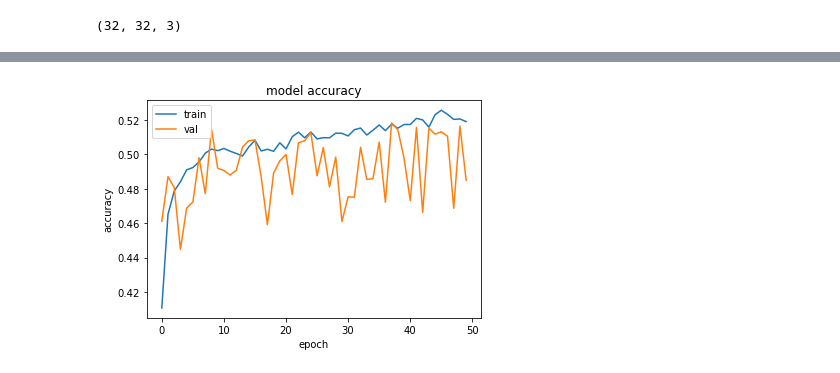
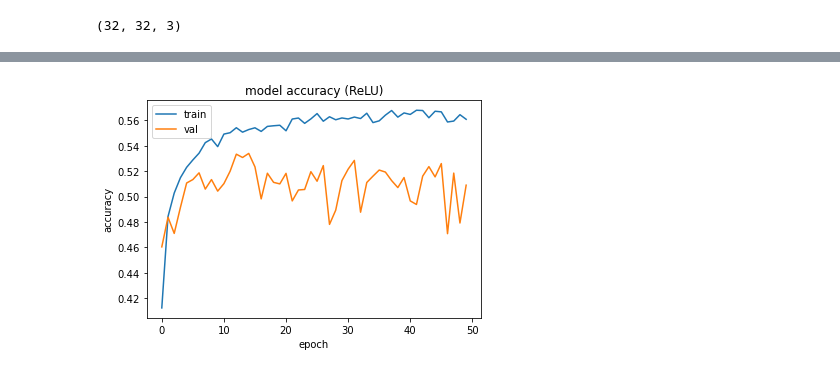
Before and after one commit to kroncatti/complex-data-mining, a Jupyter notebook: inf-0618-deep-learning/assign1_cnn.ipynb, the cells around one changed output, grey strips where cells are left out. Cells and saved outputs as stored; diff of their text form; code cells hidden in the pictures.

Commit message:
adding complex model

```diff
--- a/inf-0618-deep-learning/assign1_cnn.ipynb
+++ b/inf-0618-deep-learning/assign1_cnn.ipynb
@@ -23,9 +23,10 @@ import visualkeras
 import os
 import random as rn
 from keras import callbacks
+from keras.activations import leaky_relu, relu, sigmoid
 
 
-rs = 54
+rs = 321
 # Setting up random state to specific seed so we can have reproductibility
 os.environ['PYTHONHASHSEED']=str(rs)
 np.random.seed(rs)
@@ -99,7 +100,7 @@ print(x_train[0].shape)
 #################################################################
 ## Atividade 2. Creating a very simple convolutional neural net
 
-def create_baseline_model(input_shape=x_train[0].shape, activation: str = "relu") -> tf.keras.Sequential():
+def create_baseline_model(input_shape=x_train[0].shape, activation = relu) -> tf.keras.Sequential():
     model = tf.keras.Sequential()
 
     # Convolutional layer with 32 filters, 3x3 each
@@ -108,7 +109,7 @@ def create_baseline_model(input_shape=x_train[0].shape, activation: str = "relu"
             filters=32,
             kernel_size=(3, 3),
             padding='valid',
-            activation='relu',
+            activation=activation,
             input_shape=x_train[0].shape))
     #Max pooling of size 3x3
     model.add(layers.MaxPooling2D(pool_size=(2, 2)))
@@ -155,7 +156,7 @@ with tf.device(device):
     model.fit(
         x_train, y_train_oh,
         epochs=50,
-        batch_size=50,
+        batch_size=64,
         validation_data=(x_val, y_val_oh),
         verbose=1,
         callbacks=[
@@ -186,11 +188,11 @@ Epoch 6/50
 # %%
-# Observing the model
+# Observing the model accuracy through the epochs
 plt.plot(model.history.history['accuracy'])
 plt.plot(model.history.history['val_accuracy'])
-plt.title('model accuracy')
+plt.title('model accuracy (ReLU)')
 plt.ylabel('accuracy')
 plt.xlabel('epoch')
 plt.legend(['train', 'val'], loc='upper left')
 plt.show()
 # %% [output]
-[figure, old version]
+[figure, new version]
```
Also changed, not shown: parts of 11 cells of this notebook, 1 other file.
